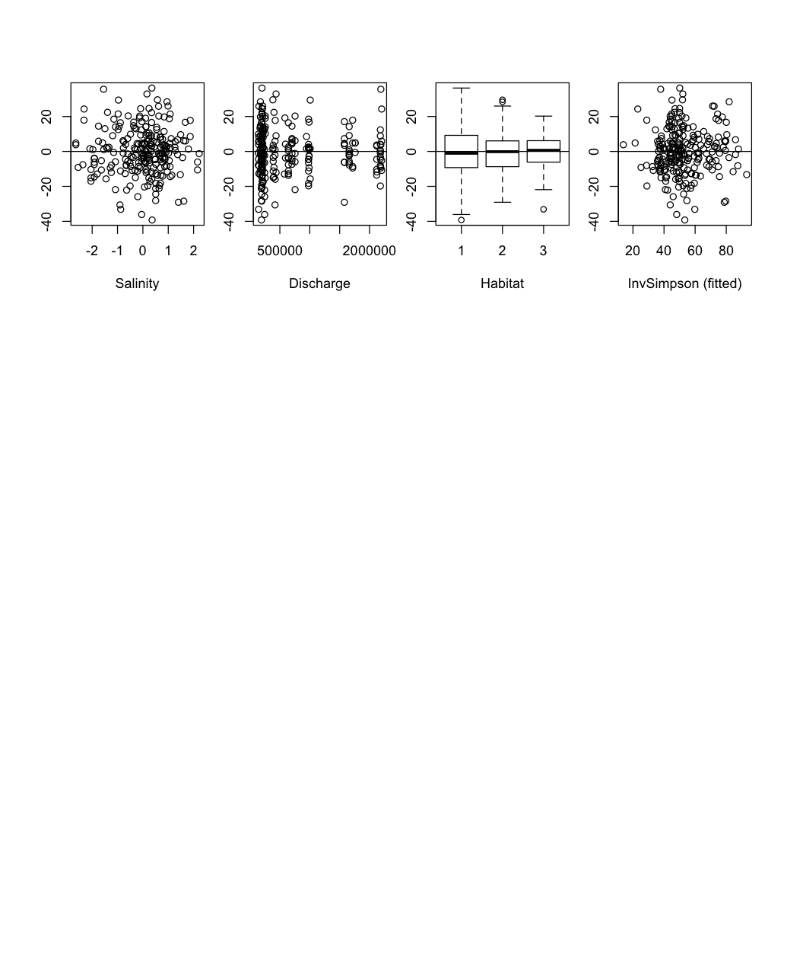
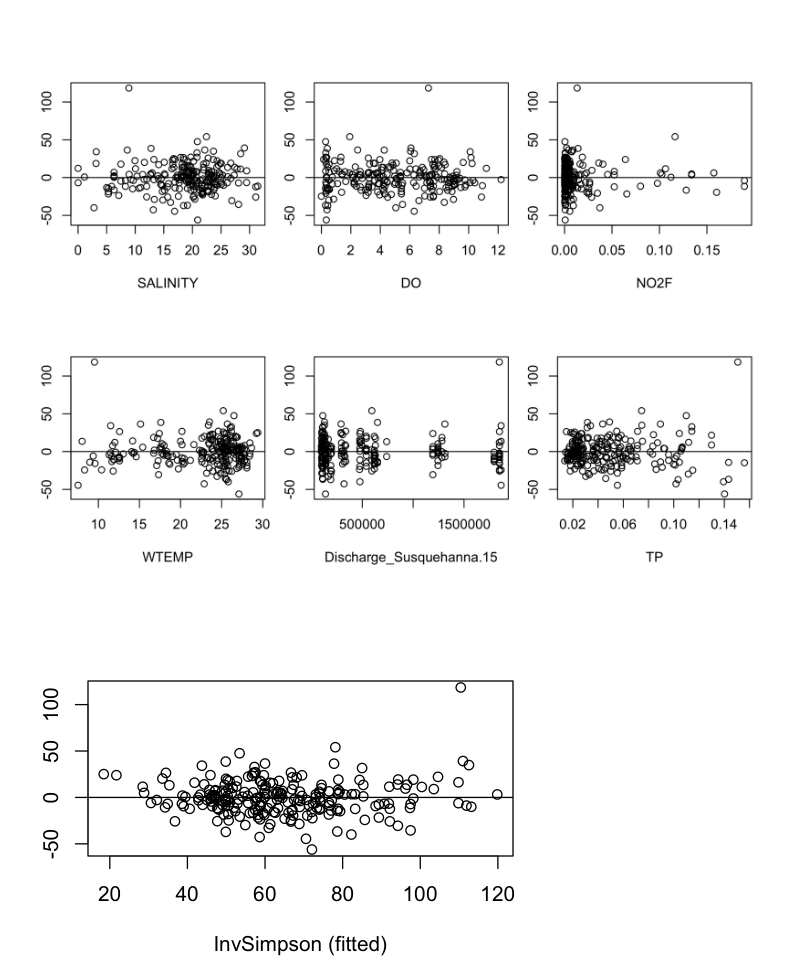
Before and after one commit to karoraw1/ChesapeakeMicrobiome, a Jupyter notebook: scripts/4_AlphaDiversity.ipynb, the cells around one changed output. Cells and saved outputs as stored; diff of their text form; code cells hidden in the pictures; blank space fills up the shorter version.

```diff
--- a/scripts/4_AlphaDiversity.ipynb
+++ b/scripts/4_AlphaDiversity.ipynb
@@ -489,14 +750,18 @@ s(Discharge_Sum.15) 8.576  9.000 4.938 2.14e-06
 # %%
-selected_predictors1 = c('SALINITY', 'Discharge_Sum.15', 'cruise_id')
-selected_predictors2 = c('HABITAT', 'StatName')
+
+selected_predictors1 = c('TP', 'WTEMP', 'Discharge_Susquehanna.15', 'NO2F', 'DO', 'Latitude',
+                         'cruise_id', 'SALINITY')
+selected_predictors2 = c('Habitat', 'StatName')
 selected_response = c('InvSimpson')
 obs_df = cbind.data.frame(envdata_pre[,selected_predictors1], envdata[,selected_predictors2],
-                          all_alpha[,selected_response])
+                          response_2)
 colnames(obs_df) = c(selected_predictors1, selected_predictors2, selected_response)
+obs_df <- obs_df[complete.cases(obs_df),]
+envM2 <- gam(InvSimpson ~ s(TP, bs = "cs", k=8)  + s(WTEMP, bs = "cs", k=8) + s(DO, bs = "cs")
+             + Discharge_Susquehanna.15 + NO2F + s(SALINITY, bs = "cs", k=6), data=obs_df)
 
-envM2 <- gam(InvSimpson ~ s(SALINITY, bs = "cs")  + s(Discharge_Sum.15, bs = "cs")
-             + HABITAT, data=obs_df)
-options(repr.plot.width=4, repr.plot.height=4)
-coef(envM2)
+summary(envM2)
+options(repr.plot.width=8, repr.plot.height=3, repr.plot.res = 250)
+par(mfrow=c(1,3))
 plot.gam(envM2, scale=0)
 # %% [output]
@@ -537,16 +828,26 @@ plot(envM2)
 # %%
-options(repr.plot.width=8, repr.plot.height=3)
-par(mfrow = c(1, 4), mar=c(4,2,4,1), cex=0.9)
+options(repr.plot.width=8, repr.plot.height=6, repr.plot.res = 250)
+par(mfrow = c(2, 3), mar=c(4,2,4,1), cex=0.9)
 eE2 <- resid(envM2)
-plot(y = eE2, x = pred_resp_i$SALINITY, xlab = "Salinity", ylab = "Residuals")
+
+plot(y = eE2, x = obs_df$SALINITY, xlab = "SALINITY", ylab = "Residuals")
 abline(0,0)
-plot(eE2 ~ pred_resp_i$Discharge_Sum.15, xlab = "Discharge", ylab = "Residuals")
+plot(eE2 ~ obs_df$DO, xlab = "DO", ylab = "Residuals")
 abline(0, 0)
-plot(eE2 ~ pred_resp_i$HABITAT, xlab = "Habitat", ylab = "Residuals")
+plot(eE2 ~ obs_df$NO2F, xlab = "NO2F", ylab = "Residuals")
 abline(0, 0)
+plot(eE2 ~ obs_df$WTEMP, xlab = "WTEMP", ylab = "Residuals")
+abline(0, 0)
+plot(eE2 ~ obs_df$Discharge_Susquehanna.15, xlab = "Discharge_Susquehanna.15", ylab = "Residuals")
+abline(0, 0)
+plot(eE2 ~ obs_df$TP, xlab = "TP", ylab = "Residuals")
+abline(0, 0)
+
+par(op)
+options(repr.plot.width=4, repr.plot.height=3)
 plot(eE2 ~ Fit, xlab = "InvSimpson (fitted)", ylab = "Residuals")
 abline(0, 0)
-par(op)
 # %% [output]
-[figure, old version]
+[figure, new version]
+[figure, added]
 # %%
```
Also changed, not shown: parts of 38 cells of this notebook, 31 other files.
